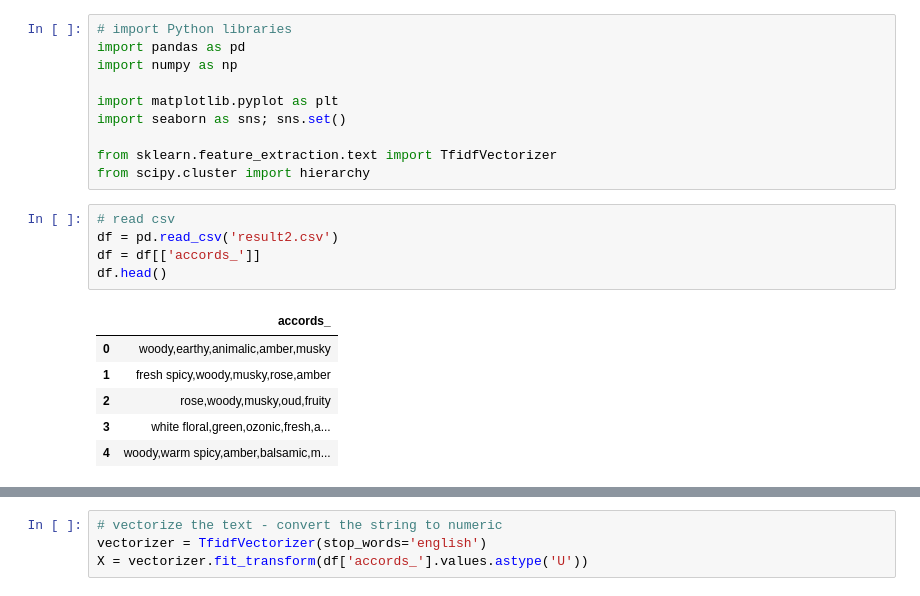
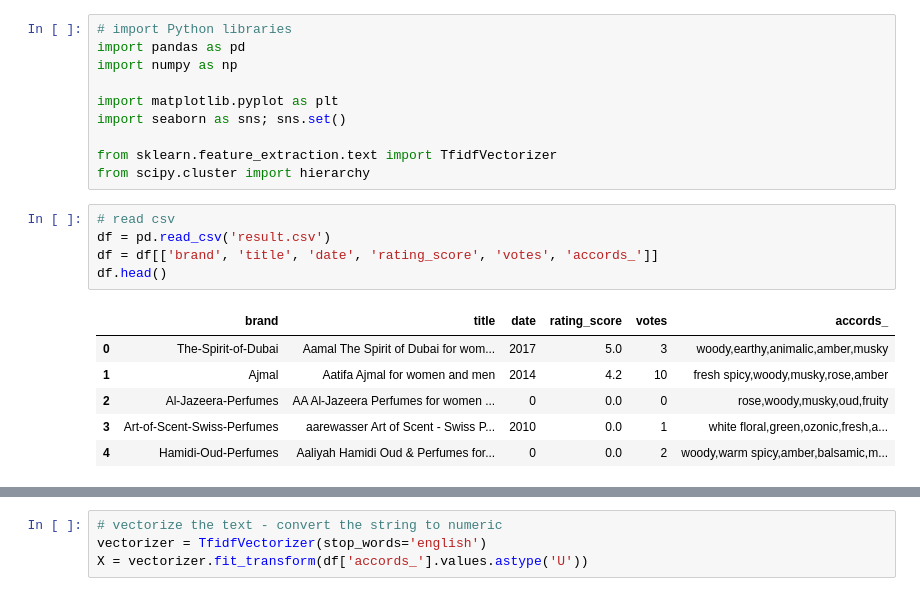
Before and after one commit to katarzynajanicka/agglomerative-fragrance-clustering, a Jupyter notebook: hierarchical-clustering.ipynb, the cells around one changed output, grey strips where cells are left out. Drawn from its saved outputs; the diff is of its cells as text.

```diff
--- a/hierarchical-clustering.ipynb
+++ b/hierarchical-clustering.ipynb
@@ -12,13 +12,13 @@ from sklearn.feature_extraction.text import TfidfVectorizer
 from scipy.cluster import hierarchy
 # %%
 # read csv
-df = pd.read_csv('result2.csv')
-df = df[['accords_']]
+df = pd.read_csv('result.csv')
+df = df[['brand', 'title', 'date', 'rating_score', 'votes', 'accords_']]
 df.head()
 # %% [output]
-|  | accords_ |
-| 0 | woody,earthy,animalic,amber,musky |
-| 1 | fresh spicy,woody,musky,rose,amber |
-| 2 | rose,woody,musky,oud,fruity |
-| 3 | white floral,green,ozonic,fresh,a... |
-| 4 | woody,warm spicy,amber,balsamic,m... |
+|  | brand | title | date | rating_score | votes | accords_ |
+| 0 | The-Spirit-of-Dubai | Aamal The Spirit of Dubai for wom... | 2017 | 5.0 | 3 | woody,earthy,animalic,amber,musky |
+| 1 | Ajmal | Aatifa Ajmal for women and men | 2014 | 4.2 | 10 | fresh spicy,woody,musky,rose,amber |
+| 2 | Al-Jazeera-Perfumes | AA Al-Jazeera Perfumes for women ... | 0 | 0.0 | 0 | rose,woody,musky,oud,fruity |
+| 3 | Art-of-Scent-Swiss-Perfumes | aarewasser Art of Scent - Swiss P... | 2010 | 0.0 | 1 | white floral,green,ozonic,fresh,a... |
+| 4 | Hamidi-Oud-Perfumes | Aaliyah Hamidi Oud & Perfumes for... | 0 | 0.0 | 2 | woody,warm spicy,amber,balsamic,m... |
```
Also changed, not shown: parts of 41 cells of this notebook.
